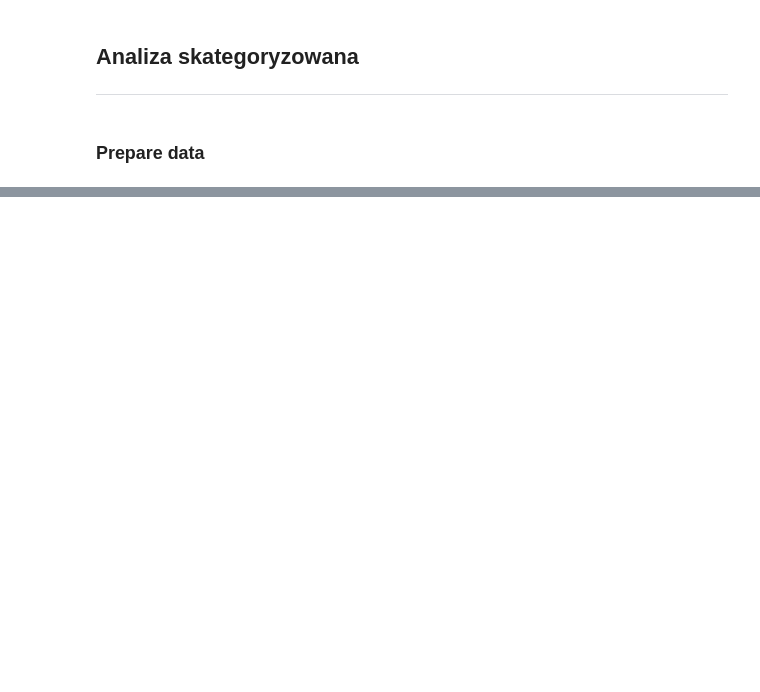
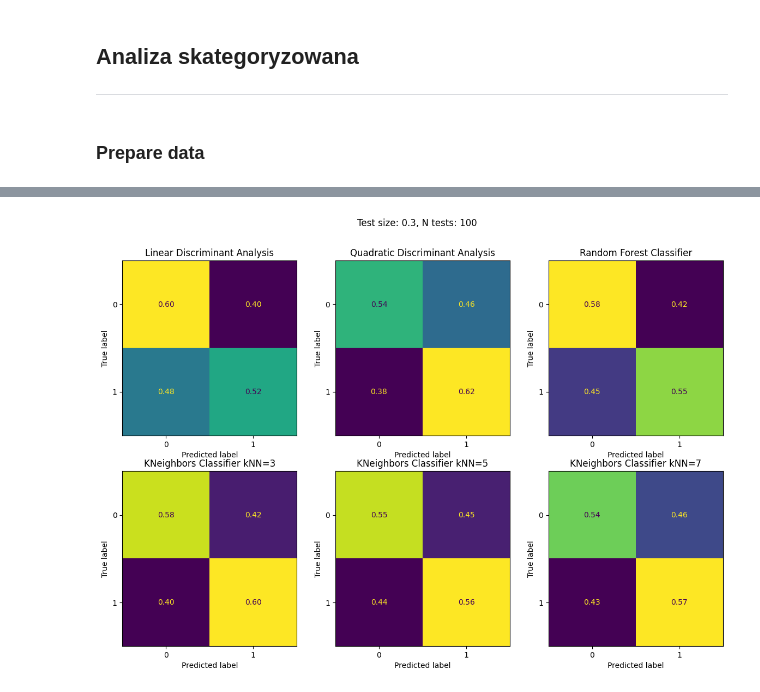
Before and after one commit to antonibezdzietny/FinancialReportsImpact, a Jupyter notebook: analysis/categorizedAnalysis.ipynb, the cells around one changed output, grey strips where cells are left out. Cells and saved outputs as stored; diff of their text form; code cells hidden in the pictures; blank space fills up the shorter version.

```diff
--- a/analysis/categorizedAnalysis.ipynb
+++ b/analysis/categorizedAnalysis.ipynb
@@ -94,0 +240,34 @@ plt.show()
+# %%
+# Import libraries
+import matplotlib.pyplot as plt
+from sklearn import metrics
+
+# Select display test size variant
+#disp_test_size = TEST_SIZE # Default, for display all confusion matrix
+disp_test_size = TEST_SIZE
+
+# Plotting parameters
+n_plots = len(CLASSIFIERS)
+n_cols = 3
+n_rows = int(np.ceil(n_plots/n_cols))
+
+
+# Dla każdego rozmiaru danych testowych
+for i, t_size in enumerate(TEST_SIZE):
+    if t_size not in disp_test_size:
+        continue
+    fig, ax = plt.subplots(n_rows,n_cols)
+    fig.set_size_inches(4*n_cols, 4*n_rows)
+    fig.tight_layout(pad=2)
+    fig.suptitle("Test size: {}, N tests: {}".format(t_size, N_ITER), y=1.05)
+
+    # Dla każdego klasyfikatora
+    for j, classifier in enumerate(CLASSIFIERS):
+        disp = metrics.ConfusionMatrixDisplay(confusion_matrix=confiusion_matrix[i,j,:,:], display_labels=[0,1])
+        disp.plot(ax=ax[j//n_cols, j%n_cols], values_format='.2f')
+        ax[j//n_cols, j%n_cols].set_title(CLASSIFIERS_DOCSTR[j])
+        disp.im_.colorbar.remove()
+
+    plt.show()
+# %% [output]
+[figure, added]
```
Also changed, not shown: parts of 13 cells of this notebook.
